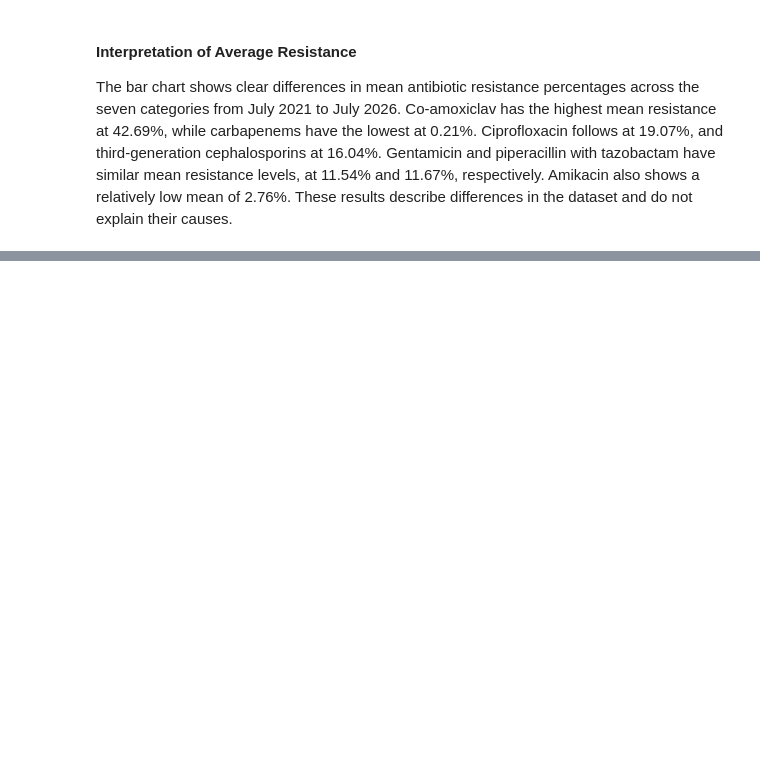
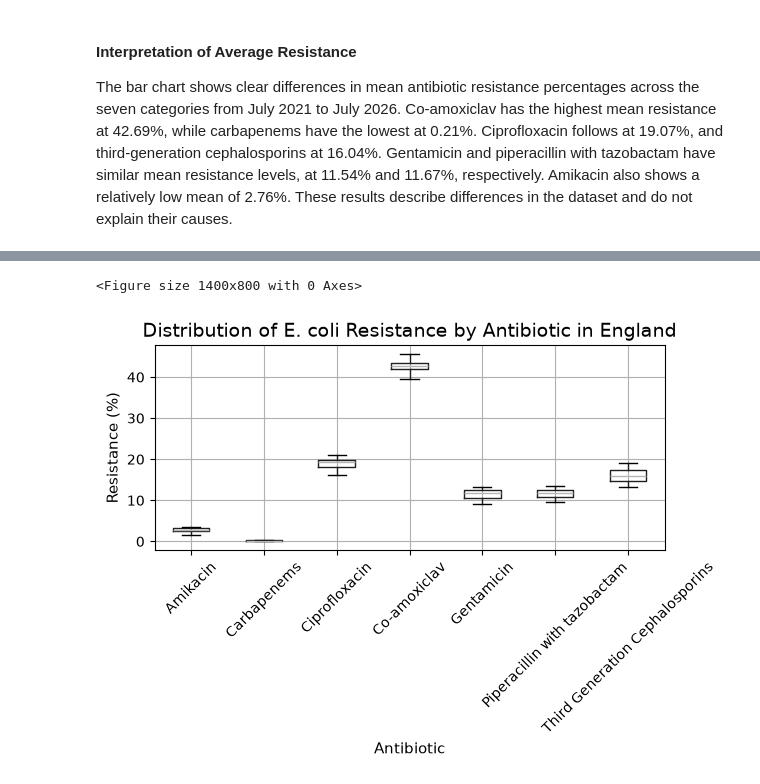
Before and after one commit to kavithasreesai30-del/antibiotic-resistance-assessment-3, a Jupyter notebook: notebooks/ethical_practice_data_analysis.ipynb, the cells around one changed output, grey strips where cells are left out. Drawn from its saved outputs; the diff is of its cells as text; code cells hidden in the pictures; blank space fills up the shorter version.

Commit message:
Add antibiotic resistance distribution box plot and interpretation

```diff
--- a/notebooks/ethical_practice_data_analysis.ipynb
+++ b/notebooks/ethical_practice_data_analysis.ipynb
@@ -696,0 +705,22 @@ The bar chart shows clear differences in mean antibiotic resistance percentages
+# %%
+# Create a larger box plot of resistance percentages by antibiotic
+plt.figure(figsize=(14, 8))
+
+df.boxplot(
+    column="metric_value",
+    by="stratum",
+    grid=True,
+    rot=45,
+    fontsize=10
+)
+
+# Improve chart labels and formatting
+plt.title("Distribution of E. coli Resistance by Antibiotic in England", fontsize=14)
+plt.suptitle("")
+plt.xlabel("Antibiotic", fontsize=11)
+plt.ylabel("Resistance (%)", fontsize=11)
+plt.tight_layout()
+plt.show()
+# %% [output]
+<Figure size 1400x800 with 0 Axes>
+[figure, added]
```
Also changed, not shown: parts of 3 cells of this notebook.
